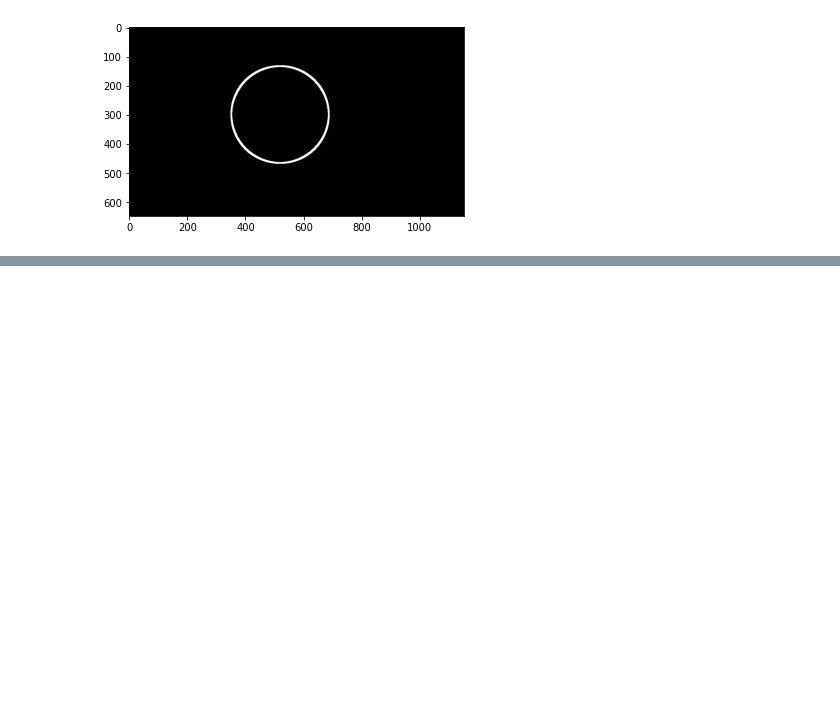
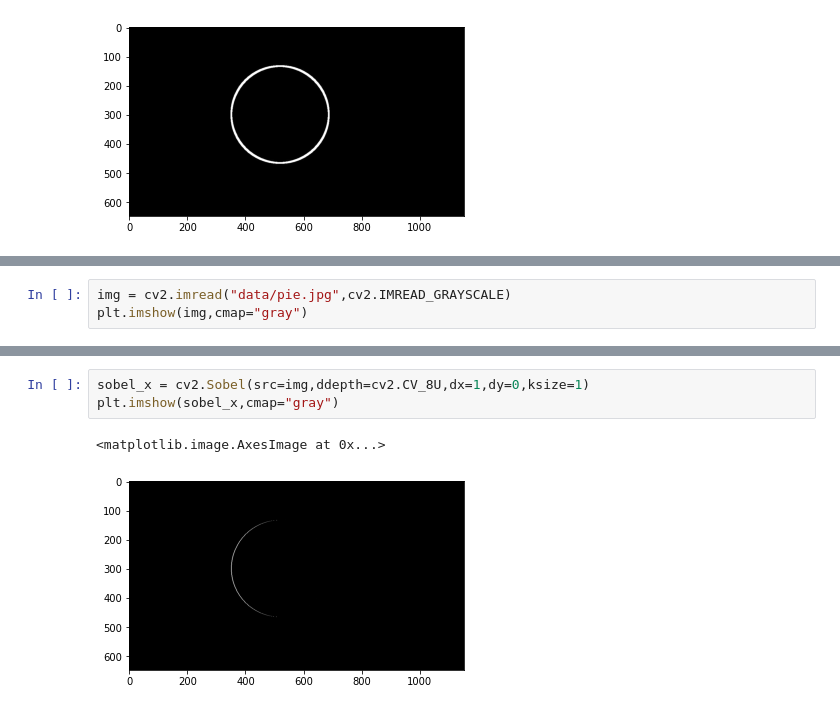
Before and after one commit to weiyd/OpenCV-Python-Tutorials, a Jupyter notebook: 2图形形态学处理/图形形态学处理.ipynb, the cells around one changed output, grey strips where cells are left out. Cells and saved outputs as stored; diff of their text form; blank space fills up the shorter version.

```diff
--- a/2图形形态学处理/图形形态学处理.ipynb
+++ b/2图形形态学处理/图形形态学处理.ipynb
@@ -149,0 +158,3 @@ plt.imshow(gradient,cmap="gray")
+# %%
+img = cv2.imread("data/pie.jpg",cv2.IMREAD_GRAYSCALE)
+plt.imshow(img,cmap="gray")
@@ -149,0 +164,6 @@ plt.imshow(gradient,cmap="gray")
+# %%
+sobel_x = cv2.Sobel(src=img,ddepth=cv2.CV_8U,dx=1,dy=0,ksize=1)
+plt.imshow(sobel_x,cmap="gray")
+# %% [output]
+<matplotlib.image.AxesImage at 0x...>
+[figure, added]
```
Also changed, not shown: parts of 11 cells of this notebook, 1 other file.
